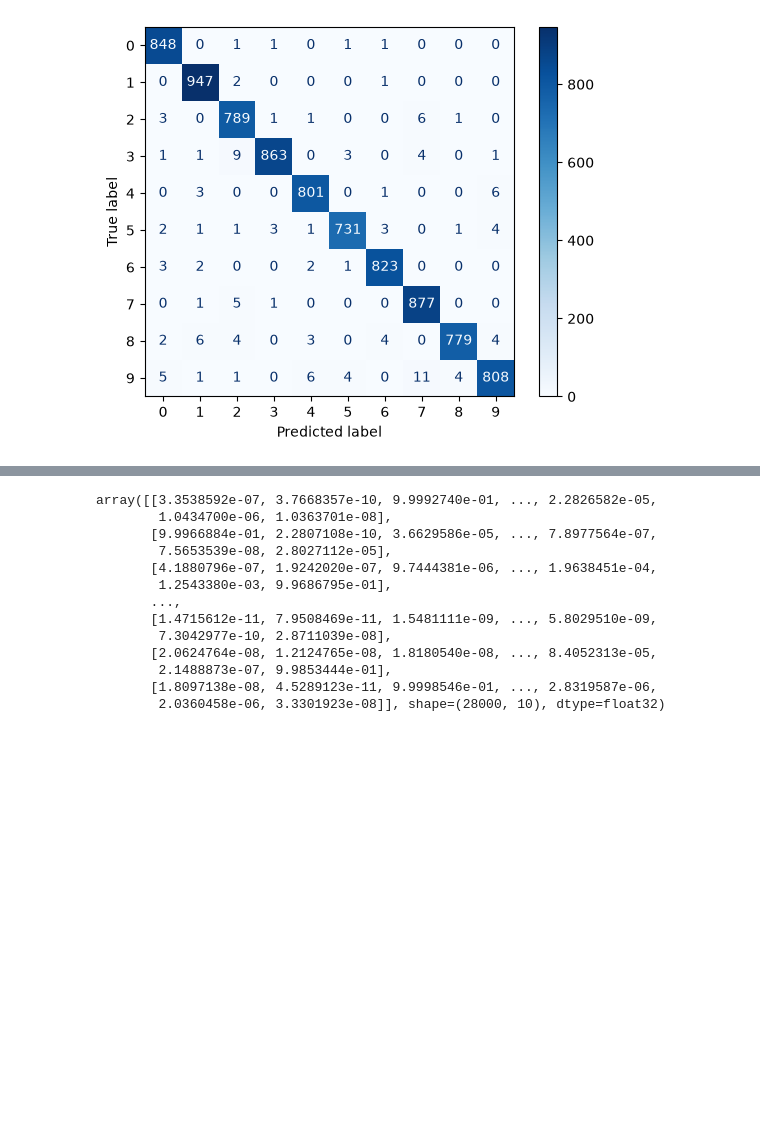
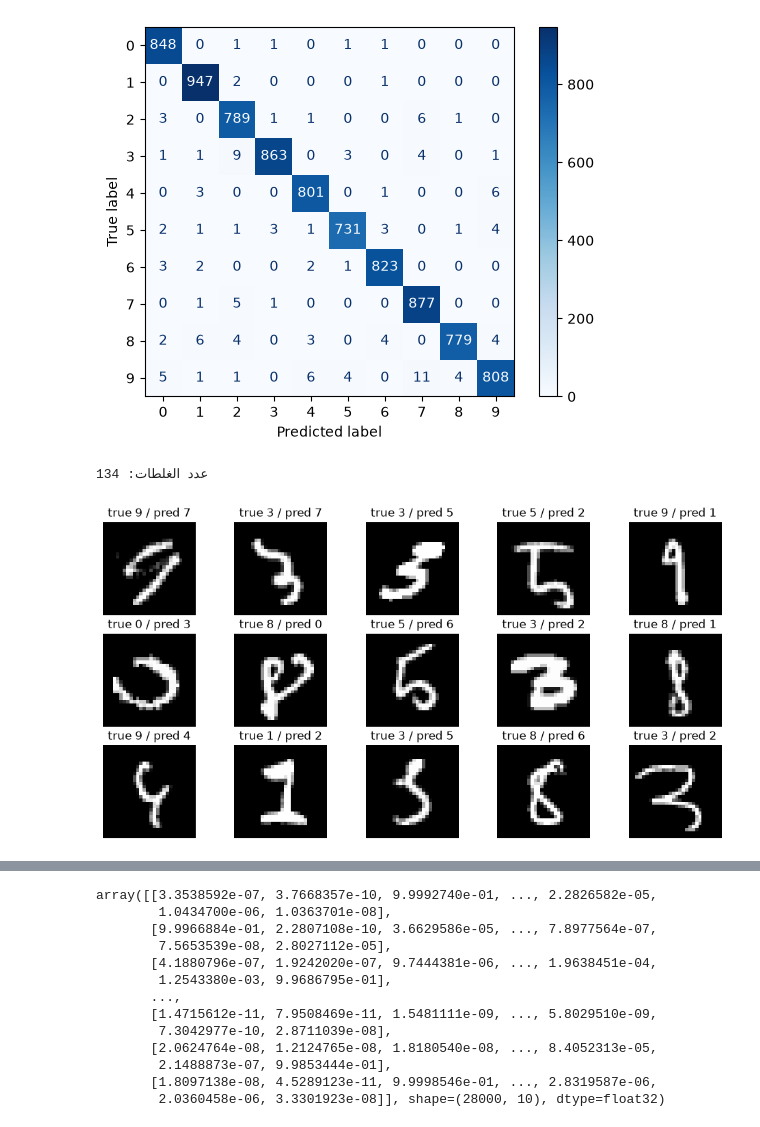
Before and after one commit to beshara997/Digit-Recognizer, a Jupyter notebook: main.ipynb, the cells around one changed output, grey strips where cells are left out. Saved outputs shown, nothing was run; the diff lists cells and outputs as text; code cells hidden in the pictures; blank space fills up the shorter version.

Commit message:
exp: show the images that wrong predicted

```diff
--- a/main.ipynb
+++ b/main.ipynb
@@ -92,6 +90,20 @@ plt.show()
 # %% [output]
 val accuracy: 0.9840476190476191
 [figure]
+# %%
+wrong = np.where(y_val != y_val_pred)[0]
+print("عدد الغلطات:", len(wrong))   # المفروض 134
+
+plt.figure(figsize=(12, 6))
+for i, idx in enumerate(wrong[:15]):
+    plt.subplot(3, 5, i + 1)
+    plt.imshow(x_val[idx].reshape(28, 28), cmap='gray')
+    plt.title(f"true {y_val[idx]} / pred {y_val_pred[idx]}")
+    plt.axis('off')
+plt.show()
+# %% [output]
+عدد الغلطات: 134
+[figure, added]
 # %%
 x_test = test.values.reshape(-1, 28, 28, 1)
 x_test = x_test / 255.0
```
Also changed, not shown: parts of 3 cells of this notebook.
